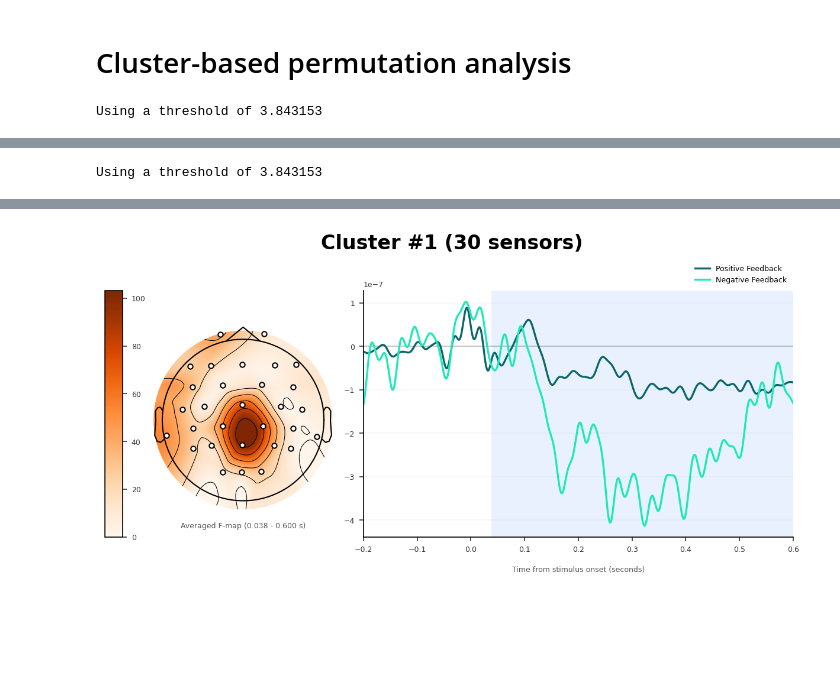
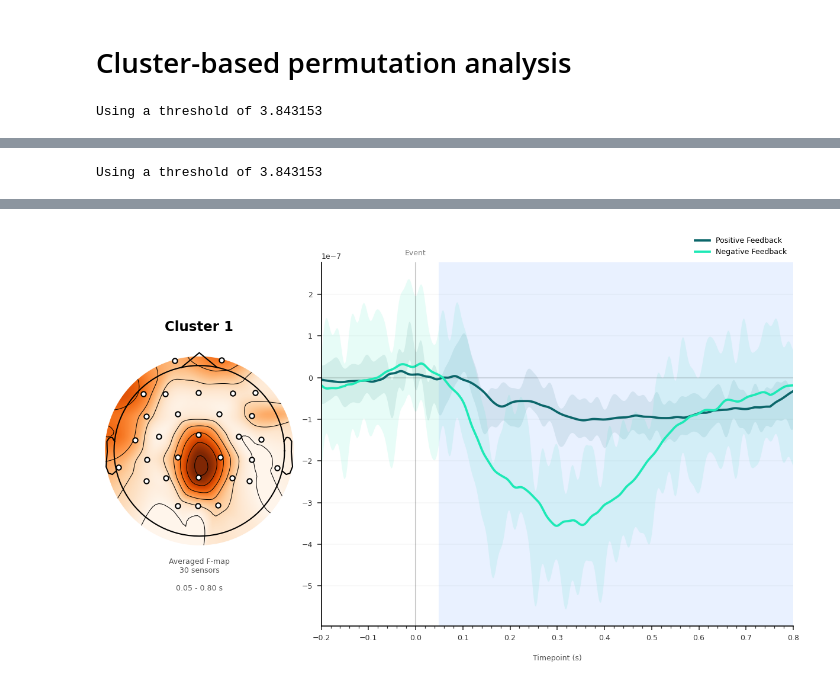
Before and after one commit to dlundgaard/AuthorshipArtifice, a Jupyter notebook: analysis/analysis_EEG.ipynb, the cells around one changed output, grey strips where cells are left out. Drawn from its saved outputs; the diff is of its cells as text; code cells hidden in the pictures; blank space fills up the shorter version.

Commit message:
smoothed signal with rolling window mean rolled own visualization for comparing evoked GFP trajectories

```diff
--- a/analysis/analysis_EEG.ipynb
+++ b/analysis/analysis_EEG.ipynb
@@ -44,4 +45,7 @@ Not setting metadata
 Applying baseline correction (mode: mean)
+# %%
+def smoothing_filter(signal, window_size):
+    return np.convolve(signal, np.ones(window_size) / window_size, mode = "same")
 # %% [markdown]
 ---
 # %% [markdown]
@@ -108,17 +153,17 @@ Could not find a adjacency matrix for the data. Computing adjacency based on Del
 # %% [markdown]
 # Cluster-based permutation analysis
 # %%
-def perform_cluster_permutation(conditions, p_threshold = 0.05):
+def perform_cluster_permutation(epochs, conditions, p_threshold = 0.05, smoothing = 100):
     def transpose_data(epochs):
         return np.transpose(epochs.get_data(copy = True), (0, 2, 1))
 
-    transposed_data = [transpose_data(all_epochs[condition]) for condition in conditions.values()]
+    transposed_data = [transpose_data(epochs[condition]) for condition in conditions.values()]
 
     F_obs, clusters, p_values, H0 = mne.stats.spatio_temporal_cluster_test(
         X = transposed_data,
         n_permutations=500,
         adjacency=adjacency,
-        seed=69,
+        # seed=69,
         n_jobs=-1,
     )
 
@@ -132,43 +177,69 @@ def perform_cluster_permutation(conditions, p_threshold = 0.05):
             time_inds = np.unique(time_inds)
 
             f_map = F_obs[time_inds, ...].mean(axis=0) # topography for stats
-            sig_times = all_epochs.times[time_inds] # signals at the sensors contributing to the cluster
+            sig_times = epochs.times[time_inds] # signals at the sensors contributing to the cluster
 
             mask = np.zeros((f_map.shape[0], 1), dtype=bool) # creating spatial mask
             mask[ch_inds, :] = True
 
-            fig, (ax_colorbar, ax_topography, ax_signals) = plt.subplots(
-                ncols = 3,
-                figsize=(8, 4),
-                width_ratios = [0.1, 1, 2.4],
+            fig, (ax_topography, ax_signals) = plt.subplots(
+                ncols = 2,
+                figsize=(8, 5),
+                width_ratios = [1, 2.5],
             )
-            fig.suptitle(f"Cluster #{cluster_id + 1} ({len(ch_inds)} sensors)")
+            ax_topography.set_title(f"Cluster {cluster_id + 1}")
 
-            image = mne.viz.plot_topomap(
+            mne.viz.plot_topomap(
                 f_map,
-                all_epochs.info,
+                epochs.info,
                 axes=ax_topography,
                 cmap="Oranges",
                 show=False,
                 mask=mask
             )
-            fig.colorbar(image[0], fraction = 0.6, cax = ax_colorbar)
-            ax_topography.set_xlabel(f"Averaged F-map ({sig_times[0]:0.3f} - {sig_times[-1]:0.3f} s)")
+            ax_topography.set_xlabel(f"Averaged F-map\n{len(ch_inds)} sensors\n\n{sig_times[0]:.2f} - {sig_times[-1]:.2f} s")
 
             ax_signals.axhline(
                 y = 0,
                 color = "black",
                 linewidth = 1,
-                alpha = 0.2
+                alpha = 0.1
             )
-            for condition, cluster_signal in zip(conditions.keys(), transposed_data):
+            for condition_index, (condition, cluster_signal) in enumerate(zip(conditions.keys(), transposed_data)):
+                signal = cluster_signal[:, :, ch_inds].mean(axis=(0, 2))
                 ax_signals.plot(
-                    all_epochs.times,
-                    cluster_signal[:, :, ch_inds].mean(axis=(0, 2)),
-                    label=condition
+                    epochs.times,
+                    smoothing_filter(signal, window_size=smoothing),
+                    label=condition,
+                    color = f"C{condition_index}",
+                    linewidth = 1.8,
+                )
+                ax_signals.fill_between(
+                    epochs.times,
+                    *stats.norm.interval(0.69, loc=signal, scale = signal.std()),
+                    color = f"C{condition_index}",
+                    alpha=0.1,
+                    edgecolor = "none"
                 )
             ax_signals.legend(loc = "lower right", bbox_to_anchor = (1, 1))
-            ax_signals.set_xlabel("Time from stimulus onset (seconds)")
+            ax_signals.set_xlabel("Timepoint (s)")
+            ax_signals.xaxis.set_major_locator(ticker.MultipleLocator(0.1))
+            ax_signals.xaxis.set_minor_locator(ticker.MultipleLocator(0.02))
+            ax_signals.axvline(
+                x = 0,
+                color = "black",
+                linewidth = 1,
+                alpha = 0.2,
+            )
+            ax_signals.annotate(
+                "Event",
+                xy = (0, 1.02),
+                xycoords = ("data", "axes fraction"),
+                ha = "center",
+                # va = "top",
+                # rotation = "vertical",
+                alpha = 0.5,
+            )
 
             ax_signals.axvspan(
                 sig_times[0],
@@ -180,25 +251,36 @@ def perform_cluster_permutation(conditions, p_threshold = 0.05):
         plt.tight_layout()
 
 perform_cluster_permutation(
+    epochs = epochs_per_participant[0],
     conditions = {
         "Positive Feedback": ("correct", "error rectified"),
-        "Negative Feedback": ("incorrect", "error inserted")
+        "Negative Feedback": ("incorrect", "error inserted"),
     },
     p_threshold = 0.05
 )
 perform_cluster_permutation(
+    epochs = epochs_per_participant[0],
     conditions = {
         "Genuine Feedback": ("correct", "incorrect"),
-        "Manipulated Feedback": ("error inserted", "error rectified")
+        "Manipulated Feedback": ("error inserted", "error rectified"),
     },
     p_threshold = 0.05
 )
 perform_cluster_permutation(
+    epochs = epochs_per_participant[0],
     conditions = {
         "Genuine Negative Feedback": ("incorrect"),
-        "Manipulated Negative Feedback": ("error inserted")
+        "Manipulated Negative Feedback": ("error inserted"),
     },
     p_threshold = 0.05
 )
+perform_cluster_permutation(
+    epochs = epochs_per_participant[0],
+    conditions = {
+        "Error Inserted": ("error inserted"),
+        "Error Rectified": ("error rectified"),
+    },
+    p_threshold = 0.05
+)
 # %% [output]
 Using a threshold of 3.843153
@@ -216 +302 @@ Found 28 clusters
-[figure, old version]
+[figure, new version]
```
Also changed, not shown: parts of 7 cells of this notebook, 1 other file.
